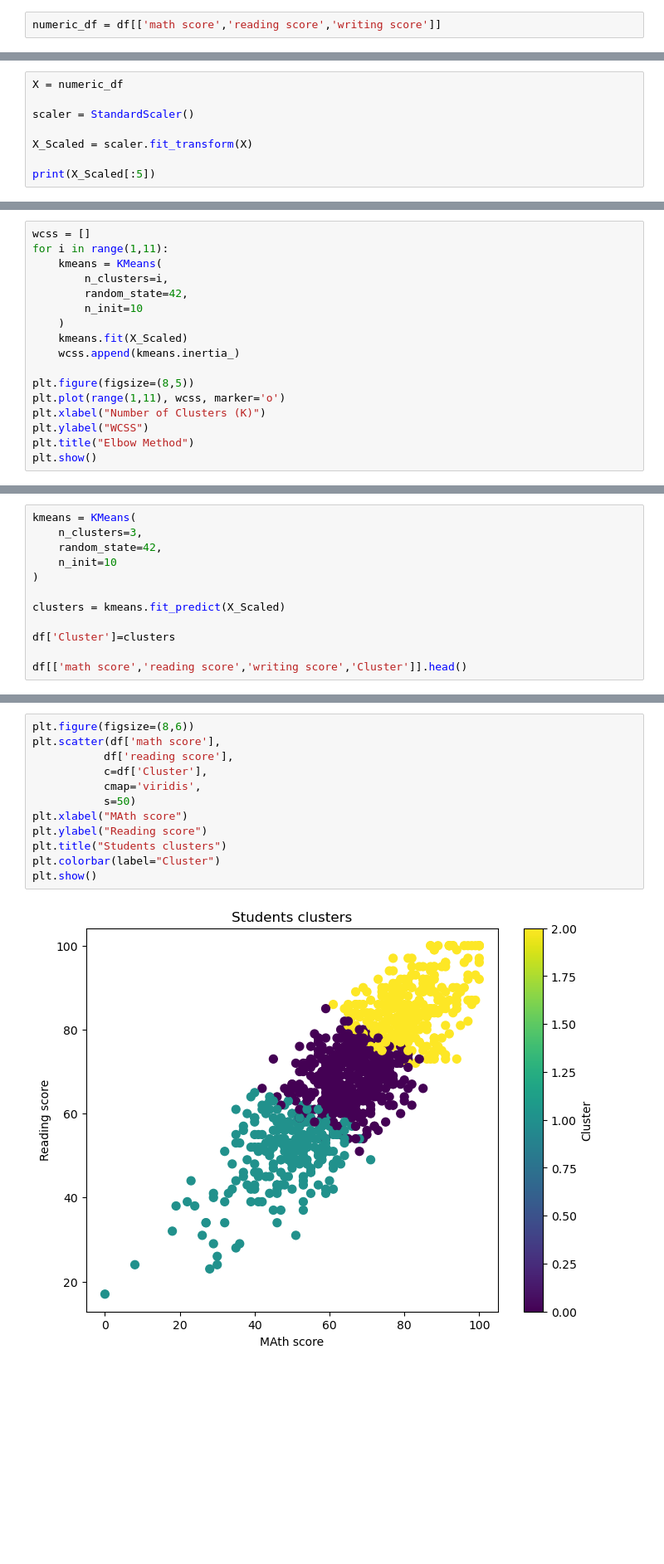
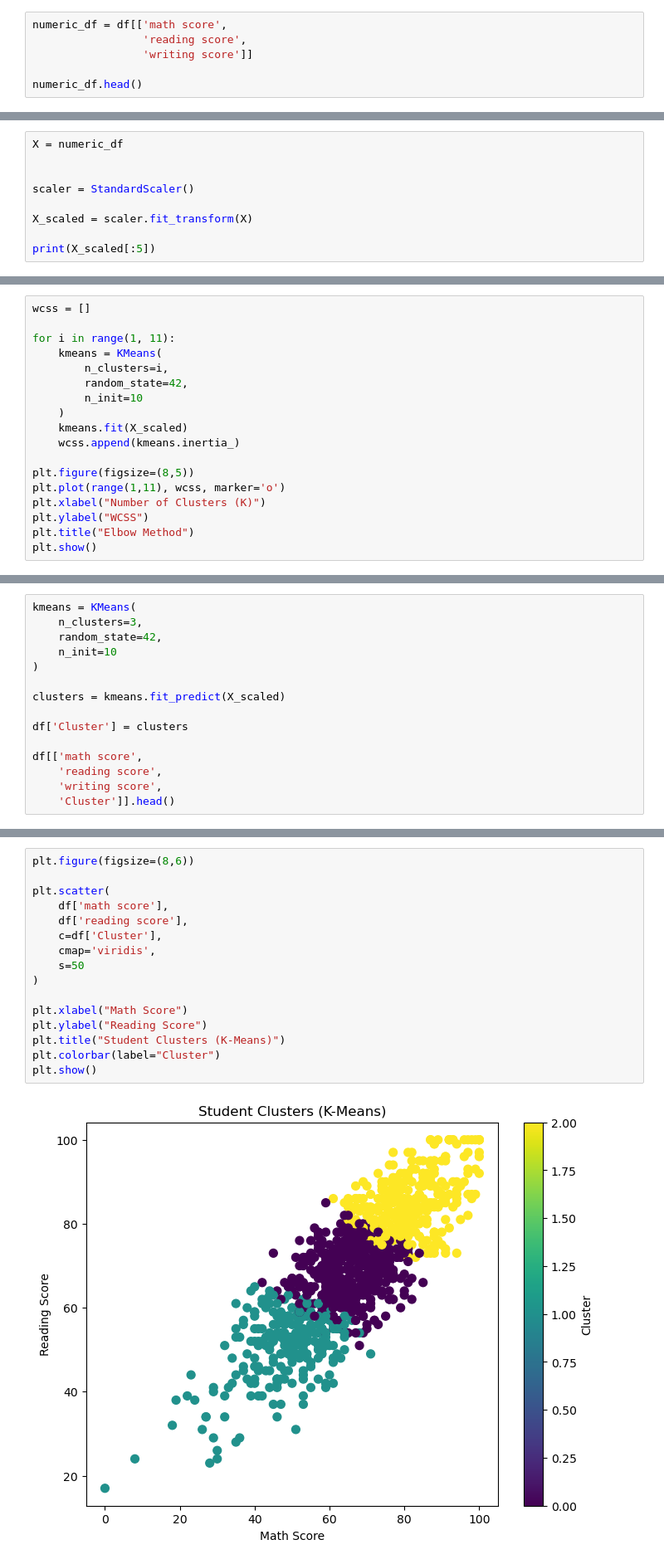
Before and after one commit to Sia0305/ML_Labs, a Jupyter notebook: Lab11 Blank.ipynb, the cells around one changed output, grey strips where cells are left out. Shown at 83% size. Drawn from its saved outputs; the diff is of its cells as text; blank space fills up the shorter version.

```diff
--- a/Lab11 Blank.ipynb
+++ b/Lab11 Blank.ipynb
@@ -115,4 +67,8 @@ plt.show()
 # %% [markdown]
 # Step 6: Distribution of numerical features
 # %%
-numeric_df = df[['math score','reading score','writing score']]
+numeric_df = df[['math score',
+                 'reading score',
+                 'writing score']]
+
+numeric_df.head()
@@ -130,11 +99,12 @@ numeric_df.head()
 # %%
 X = numeric_df
 
+
 scaler = StandardScaler()
 
-X_Scaled = scaler.fit_transform(X)
+X_scaled = scaler.fit_transform(X)
 
-print(X_Scaled[:5])
+print(X_scaled[:5])
 # %% [output]
 [[ 0.39002351  0.19399858  0.39149181]
  [ 0.19207553  1.42747598  1.31326868]
@@ -145,13 +115,14 @@ print(X_Scaled[:5])
 # Step 8: Elbow method to find optimal k
 # %%
 wcss = []
-for i in range(1,11):
+
+for i in range(1, 11):
     kmeans = KMeans(
         n_clusters=i,
         random_state=42,
         n_init=10
     )
-    kmeans.fit(X_Scaled)
+    kmeans.fit(X_scaled)
     wcss.append(kmeans.inertia_)
 
 plt.figure(figsize=(8,5))
@@ -171,11 +142,14 @@ kmeans = KMeans(
     n_init=10
 )
 
-clusters = kmeans.fit_predict(X_Scaled)
+clusters = kmeans.fit_predict(X_scaled)
 
-df['Cluster']=clusters
+df['Cluster'] = clusters
 
-df[['math score','reading score','writing score','Cluster']].head()
+df[['math score',
+    'reading score',
+    'writing score',
+    'Cluster']].head()
 # %% [output]
 |  | math score | reading score | writing score | Cluster |
 | 0 | 72 | 72 | 74 | 0 |
@@ -189,17 +181,21 @@ df[['math score','reading score','writing score','Cluster']].head()
 # Step 11: Plot Cluster
 # %%
 plt.figure(figsize=(8,6))
-plt.scatter(df['math score'],
-           df['reading score'],
-           c=df['Cluster'],
-           cmap='viridis',
-           s=50)
-plt.xlabel("MAth score")
-plt.ylabel("Reading score")
-plt.title("Students clusters")
+
+plt.scatter(
+    df['math score'],
+    df['reading score'],
+    c=df['Cluster'],
+    cmap='viridis',
+    s=50
+)
+
+plt.xlabel("Math Score")
+plt.ylabel("Reading Score")
+plt.title("Student Clusters (K-Means)")
 plt.colorbar(label="Cluster")
 plt.show()
 # %% [output]
-[figure, old version]
+[figure, new version]
 # %% [markdown]
 # Step 12:Analyze clusters
```
Also changed, not shown: parts of 31 cells of this notebook, 12 other files.
